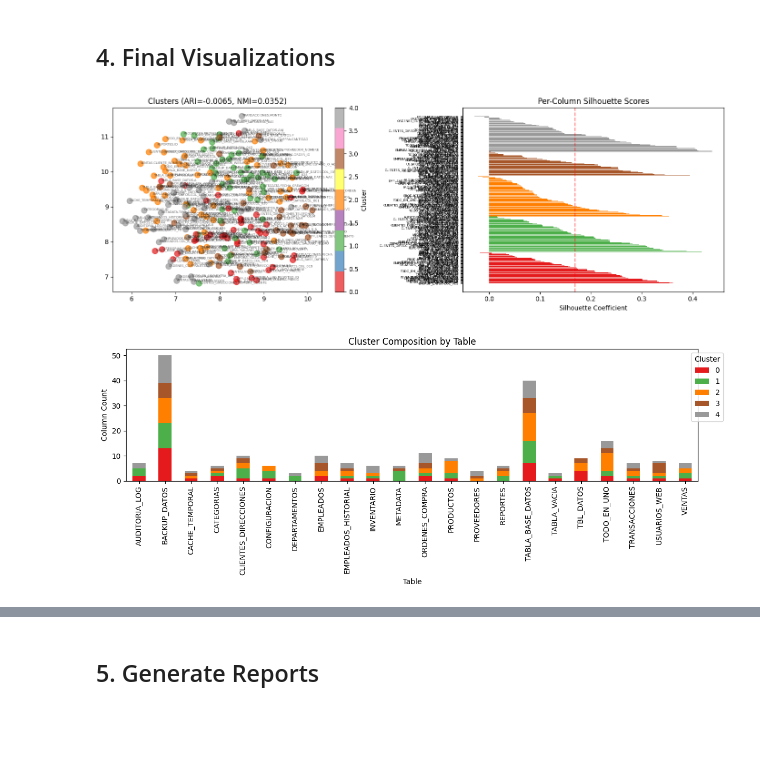
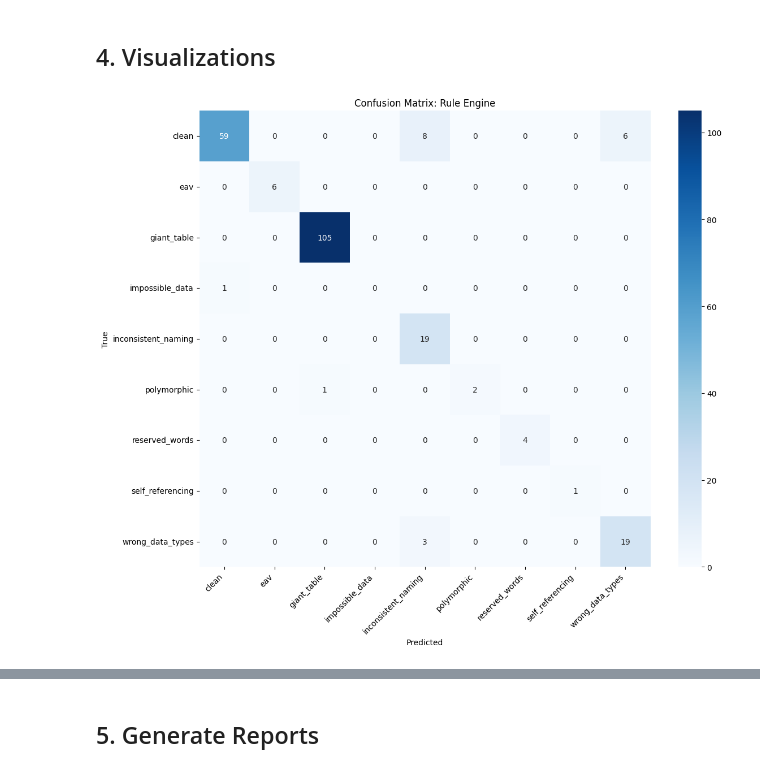
Before and after one commit to JesusMaVe/db_bad_clust, a Jupyter notebook: notebooks/04_analysis.ipynb, the cells around one changed output, grey strips where cells are left out. Drawn from its saved outputs; the diff is of its cells as text; code cells hidden in the pictures; blank space fills up the shorter version.

```diff
--- a/notebooks/04_analysis.ipynb
+++ b/notebooks/04_analysis.ipynb
@@ -156,0 +176,11 @@ Cluster #0 [ALTA] (44 columns, 18 tables)
+# %%
+clf = RandomForestClassifier(n_estimators=100, class_weight="balanced", random_state=42)
+scores = cross_val_score(clf, phi, gt_labels, cv=5, scoring="f1_macro")
+print(f"Random Forest F1-macro (CV): {scores.mean():.4f} +/- {scores.std():.4f}")
+
+clf.fit(phi, gt_labels)
+importances = clf.feature_importances_
+top_indices = np.argsort(importances)[-10:][::-1]
+print("\nTop 10 features:")
+for idx in top_indices:
+    print(f"  Feature {idx}: {importances[idx]:.4f}")
@@ -157,38 +201,21 @@ Cluster #0 [ALTA] (44 columns, 18 tables)
 # %% [markdown]
-## 4. Final Visualizations
+## 4. Visualizations
-# %%
-fig, axes = plt.subplots(1, 2, figsize=(14, 5))
-
-scatter1 = axes[0].scatter(X_2d[:, 0], X_2d[:, 1], c=labels, cmap="Set1", alpha=0.7, s=80)
-for i, name in enumerate(column_index):
-    axes[0].annotate(name, (X_2d[i, 0], X_2d[i, 1]), fontsize=5, alpha=0.6)
-axes[0].set_title(f"Clusters (ARI={ari:.4f}, NMI={nmi:.4f})")
-plt.colorbar(scatter1, ax=axes[0], label="Cluster")
-
-df_sil = pd.DataFrame({"column": column_index, "table": column_table_map, "silhouette": sil_values, "cluster": labels})
-df_sil = df_sil.sort_values(["cluster", "silhouette"], ascending=[True, False])
-colors = plt.cm.Set1(np.linspace(0, 1, len(df_sil["cluster"].unique())))
-color_map = {c: colors[i] for i, c in enumerate(sorted(df_sil["cluster"].unique()))}
-bar_colors = [color_map[c] for c in df_sil["cluster"]]
-axes[1].barh(range(len(df_sil)), df_sil["silhouette"], color=bar_colors)
-axes[1].set_yticks(range(len(df_sil)))
-axes[1].set_yticklabels(df_sil["column"], fontsize=5)
-axes[1].set_xlabel("Silhouette Coefficient")
-axes[1].set_title("Per-Column Silhouette Scores")
-axes[1].axvline(x=sil_avg, color="red", linestyle="--", alpha=0.5)
-
-plt.tight_layout()
-plt.show()
-# %% [output]
-[figure, removed]
-# %%
-ct = pd.crosstab(pd.Series(column_table_map, name="Table"), pd.Series(labels, name="Cluster"))
-ct.plot(kind="bar", stacked=True, colormap="Set1", figsize=(12, 5))
-plt.title("Cluster Composition by Table")
-plt.xlabel("Table")
-plt.ylabel("Column Count")
-plt.legend(title="Cluster", bbox_to_anchor=(1.05, 1))
-plt.tight_layout()
-plt.show()
-# %% [output]
-[figure, removed]
+# %%
+cm = confusion_matrix(gt_labels, final_predictions, labels=sorted(set(gt_labels)))
+plt.figure(figsize=(12, 10))
+sns.heatmap(
+    cm,
+    annot=True,
+    fmt="d",
+    cmap="Blues",
+    xticklabels=sorted(set(gt_labels)),
+    yticklabels=sorted(set(gt_labels)),
+)
+plt.title("Confusion Matrix: Rule Engine")
+plt.xlabel("Predicted")
+plt.ylabel("True")
+plt.xticks(rotation=45, ha="right")
+plt.tight_layout()
+plt.show()
+# %% [output]
+[figure, added]
```
Also changed, not shown: parts of 19 cells of this notebook, 14 other files.
